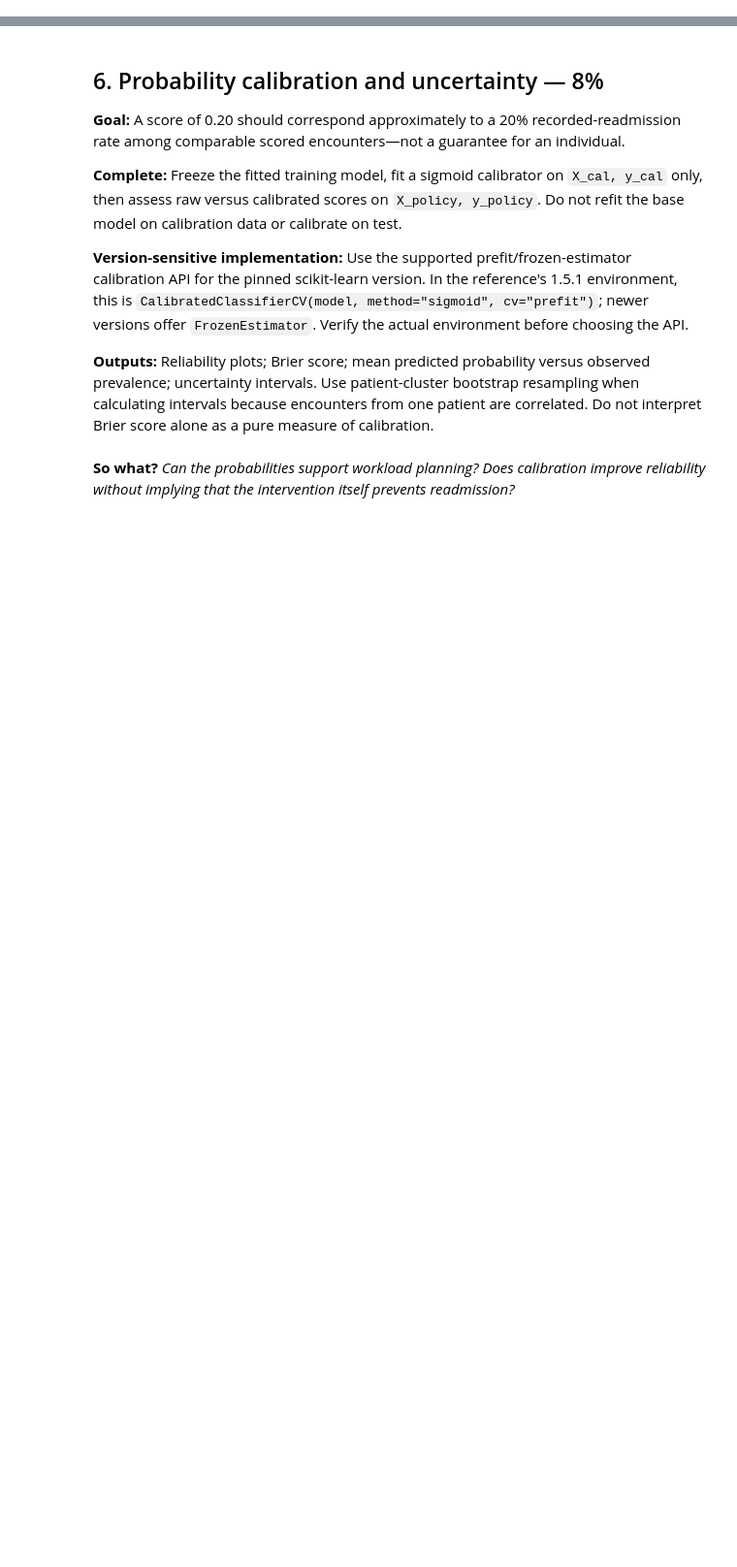
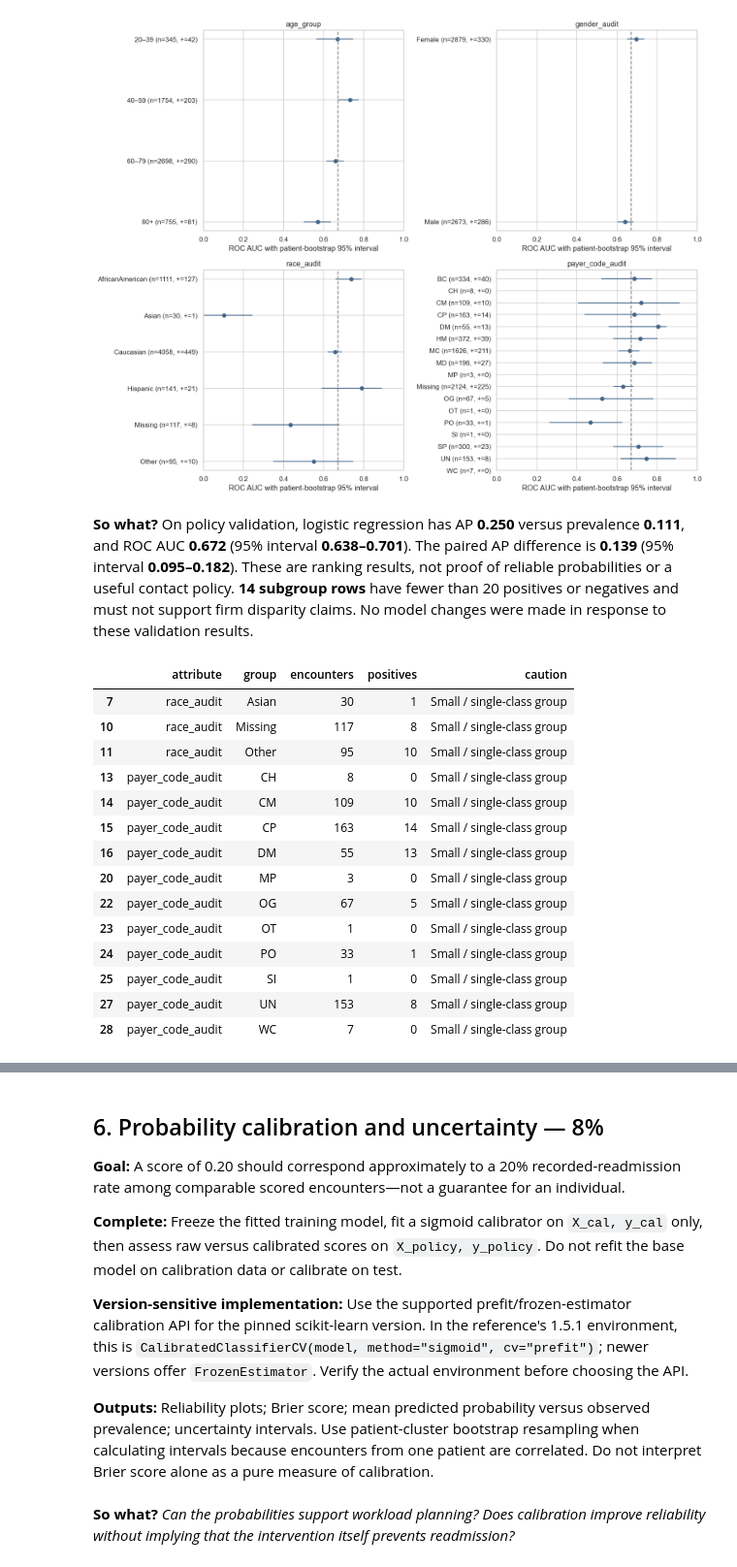
Before and after one commit to leaabj/healthcare_ai, a Jupyter notebook: Diabetes_Readmission_RAI_Skeleton.ipynb, the cells around one changed output, grey strips where cells are left out. Shown at 97% size. Saved outputs shown, nothing was run; the diff lists cells and outputs as text; code cells hidden in the pictures; blank space fills up the shorter version.

```diff
--- a/Diabetes_Readmission_RAI_Skeleton.ipynb
+++ b/Diabetes_Readmission_RAI_Skeleton.ipynb
@@ -252,0 +599,52 @@ The published dataset contains **101,766 encounters**, not 101,766 distinct pati
+# %%
+audit_columns = ["age_group", "gender_audit", "race_audit", "payer_code_audit"]
+audit = policy_df[[PATIENT_ID, TARGET] + audit_columns].copy()
+audit["score"] = p_policy_raw
+subgroup_rows = []
+for attribute in audit_columns:
+    for group, frame in audit.groupby(attribute, dropna=False, sort=True):
+        point, low, high, valid = cluster_metric_intervals(frame[TARGET], frame["score"], frame[PATIENT_ID])
+        positives = int(frame[TARGET].sum())
+        subgroup_rows.append({
+            "attribute": attribute, "group": group, "encounters": len(frame),
+            "patients": frame[PATIENT_ID].nunique(), "positives": positives,
+            "prevalence": frame[TARGET].mean(), "AP": point[0], "AP_low": low[0], "AP_high": high[0],
+            "ROC_AUC": point[1], "ROC_low": low[1], "ROC_high": high[1],
+            "valid_bootstraps": valid,
+            "caution": "Small / single-class group" if min(positives, len(frame)-positives) < 20 else "",
+        })
+subgroup_metrics = pd.DataFrame(subgroup_rows)
+display(subgroup_metrics.round(4))
+subgroup_metrics.to_csv(ARTIFACT_DIR / "policy_subgroup_discrimination.csv", index=False)
+fig, axes = plt.subplots(2, 2, figsize=(14, 11))
+overall_auc = metrics_table.loc[metrics_table["model"].eq("Logistic regression"), "ROC_AUC"].iloc[0]
+for ax, attribute in zip(axes.ravel(), audit_columns):
+    rows = subgroup_metrics.loc[subgroup_metrics["attribute"].eq(attribute)].reset_index(drop=True)
+    for i, row in rows.iterrows():
+        if pd.notna(row["ROC_AUC"]):
+            ax.plot([row["ROC_low"], row["ROC_high"]], [i, i], color="#456789")
+            ax.plot(row["ROC_AUC"], i, "o", color="#456789")
+    ax.axvline(overall_auc, color="gray", linestyle="--", label="Overall ROC AUC")
+    ax.set_yticks(range(len(rows)), [f"{r['group']} (n={r['encounters']}, +={r['positives']})" for _, r in rows.iterrows()])
+    ax.set(xlabel="ROC AUC with patient-bootstrap 95% interval", title=attribute, xlim=(0, 1))
+    ax.invert_yaxis()
+fig.tight_layout()
+fig.savefig(ARTIFACT_DIR / "policy_subgroup_auc.png", bbox_inches="tight")
+plt.show()
+
+logistic_row = metrics_table.loc[metrics_table["model"].eq("Logistic regression")].iloc[0]
+difference_row = metrics_table.loc[metrics_table["model"].eq("Logistic minus baseline")].iloc[0]
+small_rows = subgroup_metrics.loc[subgroup_metrics["caution"].ne("")]
+display(Markdown(
+    f"**So what?** On policy validation, logistic regression has AP **{logistic_row['AP']:.3f}** "
+    f"versus prevalence **{y_policy.mean():.3f}**, and ROC AUC **{logistic_row['ROC_AUC']:.3f}** "
+    f"(95% interval **{logistic_row['ROC_low']:.3f}–{logistic_row['ROC_high']:.3f}**). "
+    f"The paired AP difference is **{difference_row['AP']:.3f}** "
+    f"(95% interval **{difference_row['AP_low']:.3f}–{difference_row['AP_high']:.3f}**). "
+    "These are ranking results, not proof of reliable probabilities or a useful contact policy. "
+    f"**{len(small_rows)} subgroup rows** have fewer than 20 positives or negatives and must not support firm disparity claims. "
+    "No model changes were made in response to these validation results."
+))
+if len(small_rows):
+    display(small_rows[["attribute", "group", "encounters", "positives", "caution"]])
+# %% [output]
@@ -252,0 +668,17 @@ The published dataset contains **101,766 encounters**, not 101,766 distinct pati
+[figure, added]
+**So what?** On policy validation, logistic regression has AP **0.250** versus prevalence **0.111**, and ROC AUC **0.672** (95% interval **0.638–0.701**). The paired AP difference is **0.139** (95% interval **0.095–0.182**). These are ranking results, not proof of reliable probabilities or a useful contact policy. **14 subgroup rows** have fewer than 20 positives or negatives and must not support firm disparity claims. No model changes were made in response to these validation results.
+|  | attribute | group | encounters | positives | caution |
+| 7 | race_audit | Asian | 30 | 1 | Small / single-class group |
+| 10 | race_audit | Missing | 117 | 8 | Small / single-class group |
+| 11 | race_audit | Other | 95 | 10 | Small / single-class group |
+| 13 | payer_code_audit | CH | 8 | 0 | Small / single-class group |
+| 14 | payer_code_audit | CM | 109 | 10 | Small / single-class group |
+| 15 | payer_code_audit | CP | 163 | 14 | Small / single-class group |
+| 16 | payer_code_audit | DM | 55 | 13 | Small / single-class group |
+| 20 | payer_code_audit | MP | 3 | 0 | Small / single-class group |
+| 22 | payer_code_audit | OG | 67 | 5 | Small / single-class group |
+| 23 | payer_code_audit | OT | 1 | 0 | Small / single-class group |
+| 24 | payer_code_audit | PO | 33 | 1 | Small / single-class group |
+| 25 | payer_code_audit | SI | 1 | 0 | Small / single-class group |
+| 27 | payer_code_audit | UN | 153 | 8 | Small / single-class group |
+| 28 | payer_code_audit | WC | 7 | 0 | Small / single-class group |
```
Also changed, not shown: parts of 37 cells of this notebook, 5 other files.
